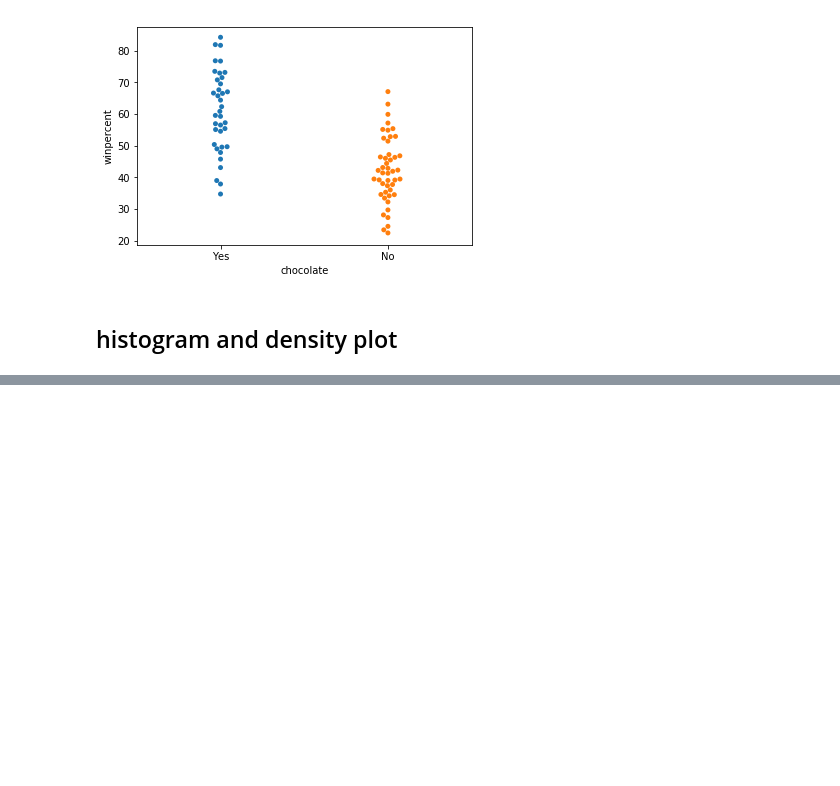
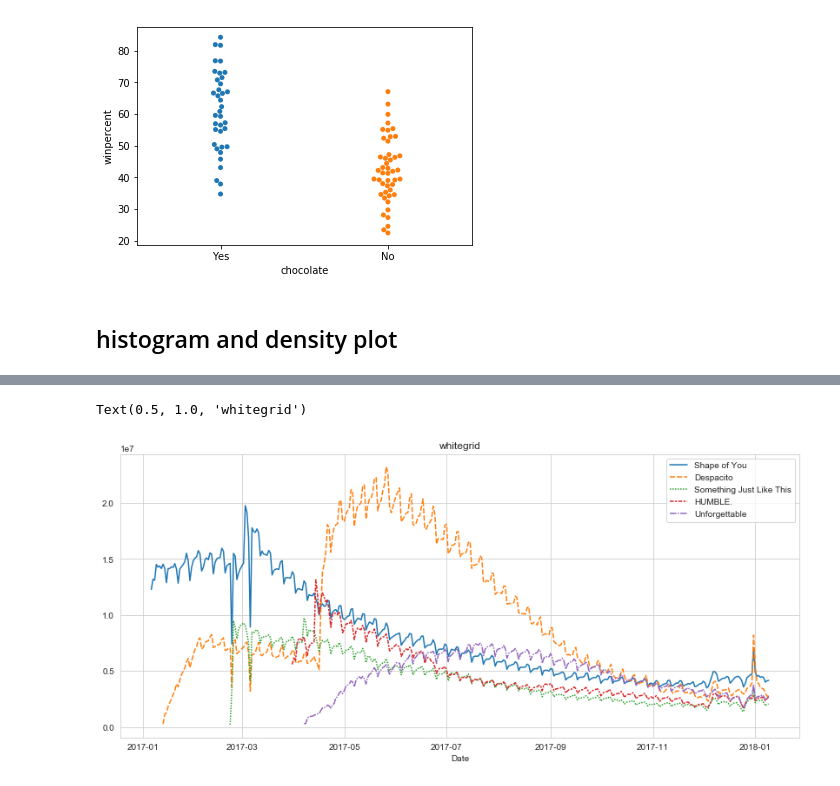
Before and after one commit to valuntiny/kaggle_data_visualization, a Jupyter notebook: kaggle_data_visualization.ipynb, the cells around one changed output, grey strips where cells are left out. Drawn from its saved outputs; the diff is of its cells as text; code cells hidden in the pictures; blank space fills up the shorter version.

```diff
--- a/kaggle_data_visualization.ipynb
+++ b/kaggle_data_visualization.ipynb
@@ -147,0 +188,10 @@ sns.swarmplot(x='chocolate', y='winpercent', data=candy_data)
+# %%
+spotify_data = pd.read_csv('spotify.csv', index_col="Date", parse_dates=True)
+# %%
+sns.set_style('whitegrid')
+plt.figure(figsize=(14,6))
+sns.lineplot(data=spotify_data)
+plt.title('whitegrid')
+# %% [output]
+Text(0.5, 1.0, 'whitegrid')
+[figure, added]
```
Also changed, not shown: parts of 7 cells of this notebook, 3 other files.
